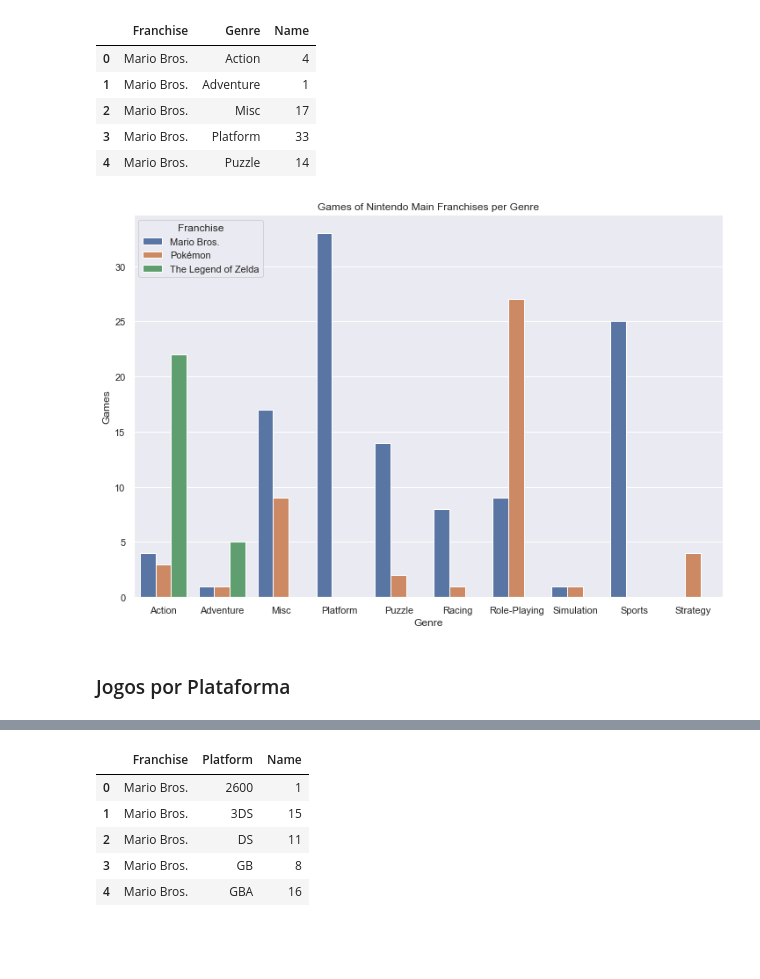
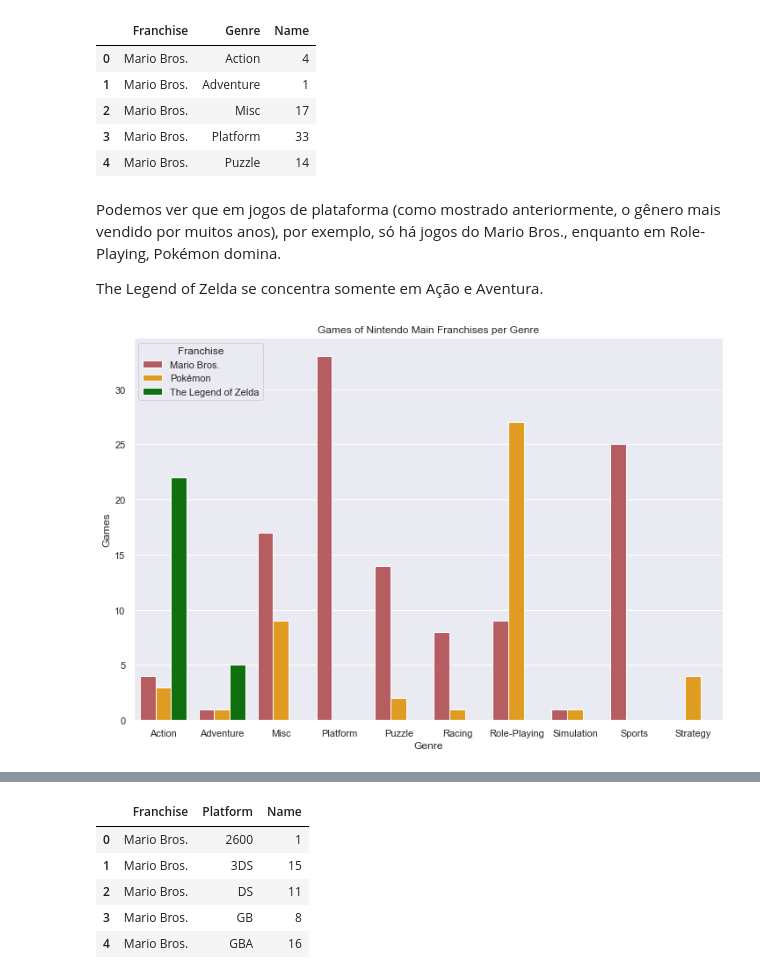
Before and after one commit to adamesalles/icd-eda, a Jupyter notebook: Eduardo.ipynb, the cells around one changed output, grey strips where cells are left out. Cells and saved outputs as stored; diff of their text form; code cells hidden in the pictures; blank space fills up the shorter version.

```diff
--- a/Eduardo.ipynb
+++ b/Eduardo.ipynb
@@ -232,12 +233,14 @@ franchises_qg.head()
 | 2 | Mario Bros. | Misc | 17 |
 | 3 | Mario Bros. | Platform | 33 |
 | 4 | Mario Bros. | Puzzle | 14 |
+# %% [markdown]
+Podemos ver que em jogos de plataforma (como mostrado anteriormente, o gênero mais vendido por muitos anos), por exemplo, só há jogos do Mario Bros., enquanto em Role-Playing, Pokémon domina.
+
+The Legend of Zelda se concentra somente em Ação e Aventura.
 # %%
 fig, ax = plt.subplots(figsize=(12,8))
-sns.barplot(ax = ax, x="Genre", y="Name", data=franchises_qg, hue="Franchise")
+sns.barplot(ax = ax, x="Genre", y="Name", data=franchises_qg, hue="Franchise", palette=['r','orange','green'])
 ax.set(ylabel='Games', title='Games of Nintendo Main Franchises per Genre')
 plt.show()
 # %% [output]
-[figure, old version]
+[figure, new version]
-# %% [markdown]
-### Jogos por Plataforma
```
Also changed, not shown: parts of 8 cells of this notebook.
